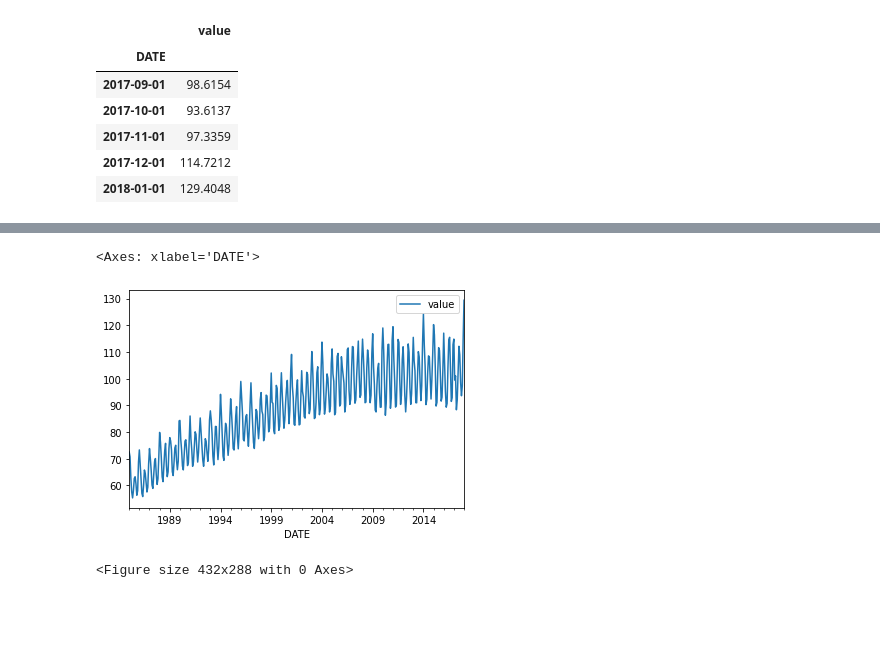
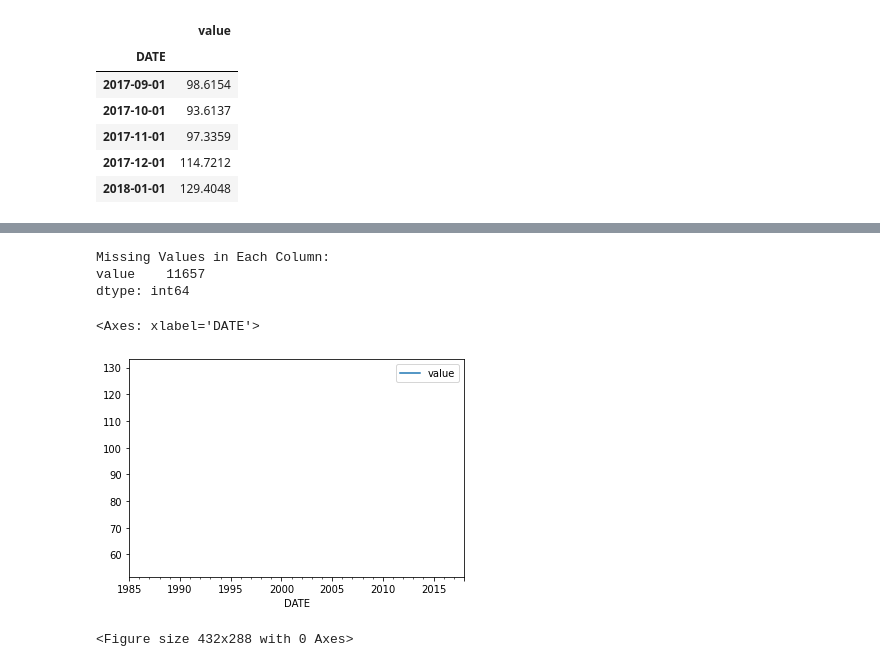
Before and after one commit to waheb-1988/time_series_analysis, a Jupyter notebook: sarima_up.ipynb, the cells around one changed output, grey strips where cells are left out. Saved outputs shown, nothing was run; the diff lists cells and outputs as text; code cells hidden in the pictures; blank space fills up the shorter version.

```diff
--- a/sarima_up.ipynb
+++ b/sarima_up.ipynb
@@ -43,0 +93,21 @@ memory usage: 6.2 KB
+# %%
+# Generate a sequence of dates spanning the range of your data
+
+# Generate a sequence of dates spanning the range of your data
+min_date = df.index.min()
+max_date = df.index.max()
+date_range = pd.date_range(start=min_date, end=max_date)
+
+# Identify missing dates
+missing_dates = date_range[~date_range.isin(df.index)]
+
+# Create DataFrame for missing dates with NaN values
+missing_df = pd.DataFrame({'value': np.nan}, index=missing_dates)
+missing_df = pd.DataFrame(index=missing_dates, columns=['value'])
+# Concatenate original DataFrame with DataFrame for missing dates
+dc = pd.concat([df, missing_df])
+
+# Sort DataFrame by index (date)
+dc.sort_index(inplace=True)
+
+print(dc)
@@ -43,0 +129,6 @@ memory usage: 6.2 KB
+# %%
+dc.reset_index(inplace=True)
+
+dc=dc.rename(columns={"index": "DATE"})
+
+print(dc)
@@ -43,0 +150,5 @@ memory usage: 6.2 KB
+# %%
+# Rename the index to 'DATE'
+dc.set_index('DATE', inplace=True)
+
+print(dc)
@@ -44,8 +171,19 @@ memory usage: 6.2 KB
+# %%
+# Check for missing values in the entire DataFrame
+missing_values = dc.isnull().sum()
+
+# Display the count of missing values for each column
+print("Missing Values in Each Column:")
+print(missing_values)
+# %% [output]
+Missing Values in Each Column:
+value    11657
+dtype: int64
 # %%
-df.plot()
+dc.plot()
 # %% [output]
 <Axes: xlabel='DATE'>
-[figure, old version]
+[figure, new version]
 # %%
 result = seasonal_decompose(df)
 
```
Also changed, not shown: parts of 11 cells of this notebook.
